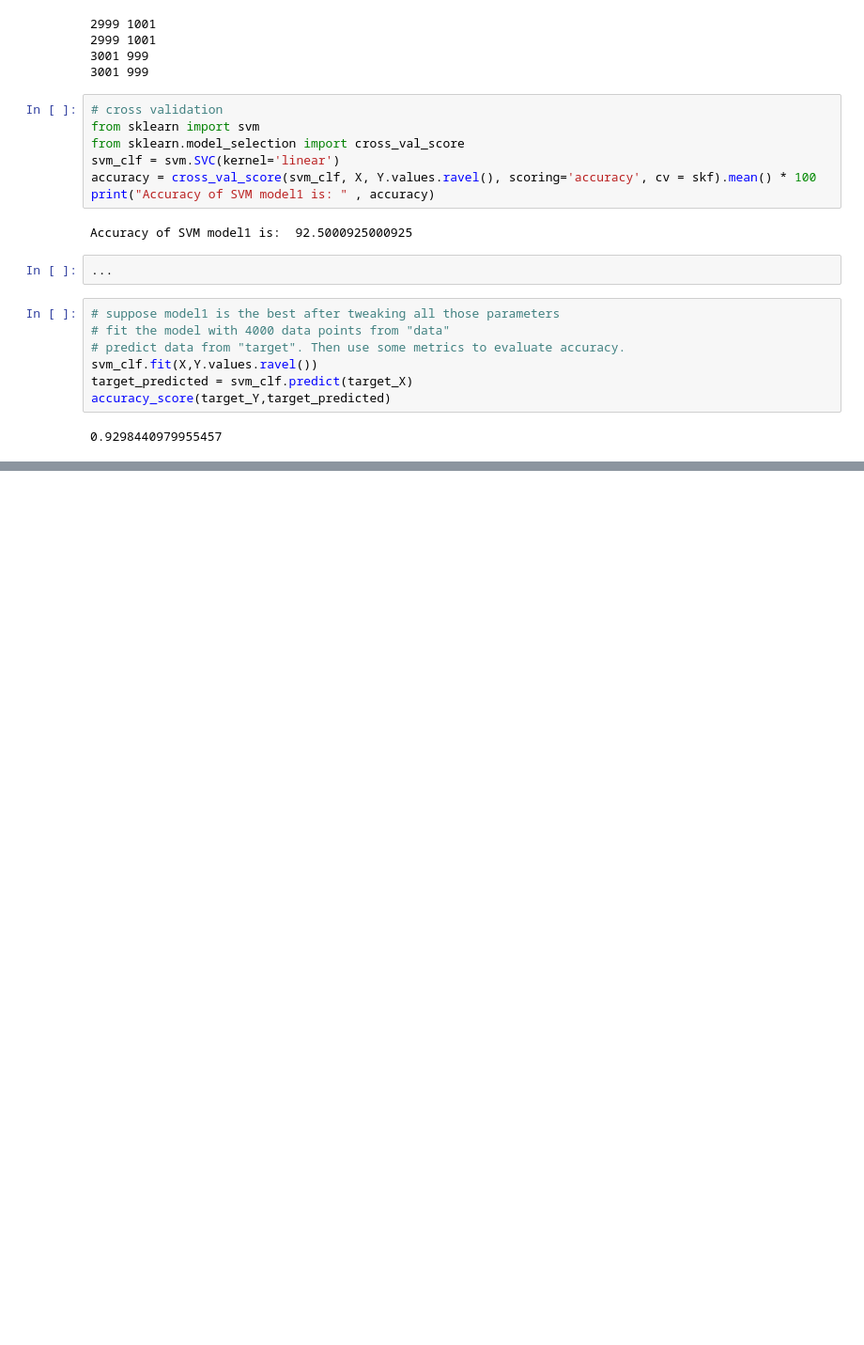
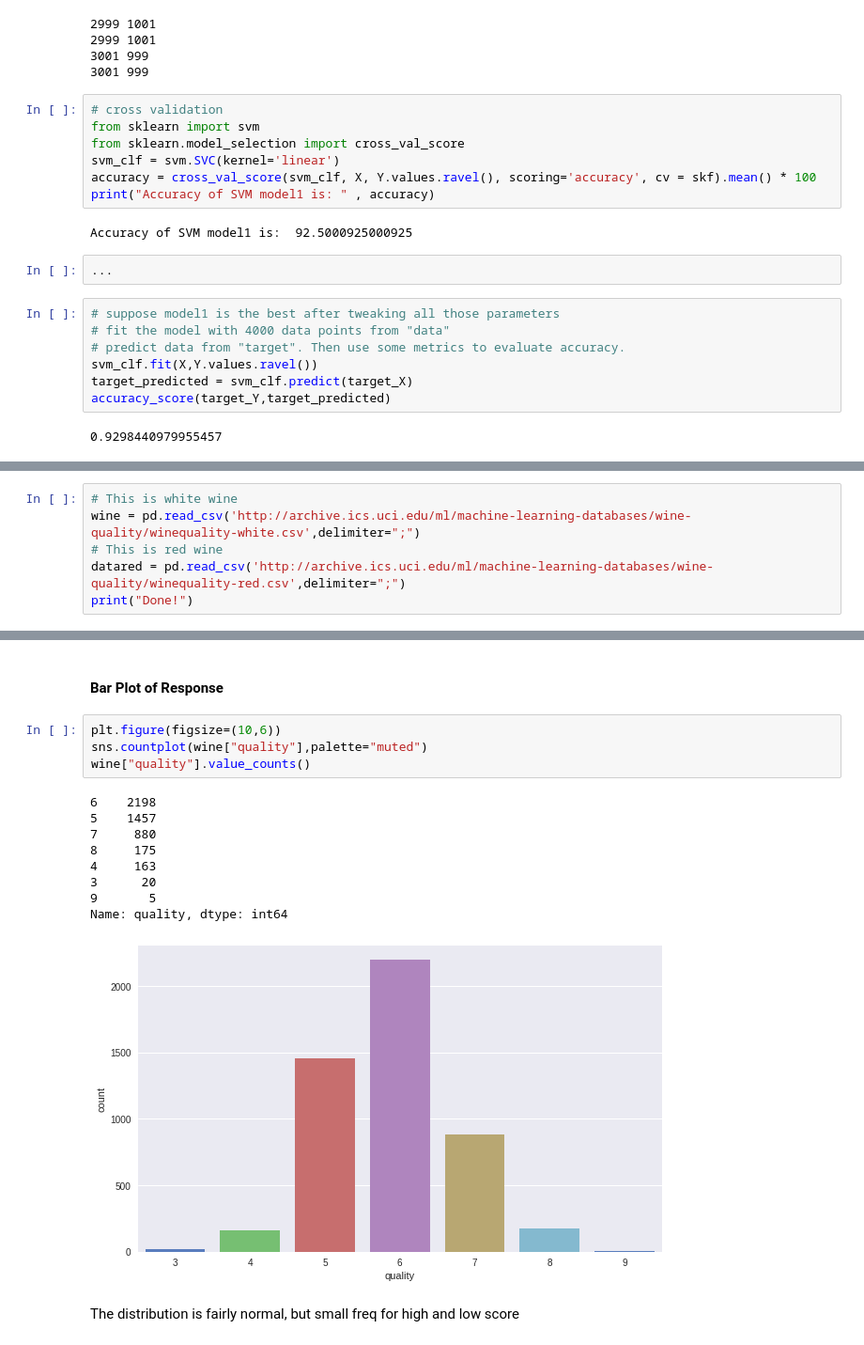
Before and after one commit to tqi2/Wine-Quality-Prediction, a Jupyter notebook: project.ipynb, the cells around one changed output, grey strips where cells are left out. Shown at 94% size. Saved outputs shown, nothing was run; the diff lists cells and outputs as text; blank space fills up the shorter version.

```diff
--- a/project.ipynb
+++ b/project.ipynb
@@ -163,0 +192,6 @@ Confusion Matrix
+# %%
+# This is white wine
+wine = pd.read_csv('http://archive.ics.uci.edu/ml/machine-learning-databases/wine-quality/winequality-white.csv',delimiter=";")
+# This is red wine
+datared = pd.read_csv('http://archive.ics.uci.edu/ml/machine-learning-databases/wine-quality/winequality-red.csv',delimiter=";")
+print("Done!")
@@ -172,0 +211,18 @@ sns.distplot(data['quality'])
+# %% [markdown]
+#### Bar Plot of Response
+# %%
+plt.figure(figsize=(10,6))
+sns.countplot(wine["quality"],palette="muted")
+wine["quality"].value_counts()
+# %% [output]
+6    2198
+5    1457
+7     880
+8     175
+4     163
+3      20
+9       5
+Name: quality, dtype: int64
+[figure, added]
+# %% [markdown]
+The distribution is fairly normal, but small freq for high and low score
```
Also changed, not shown: parts of 47 cells of this notebook.
